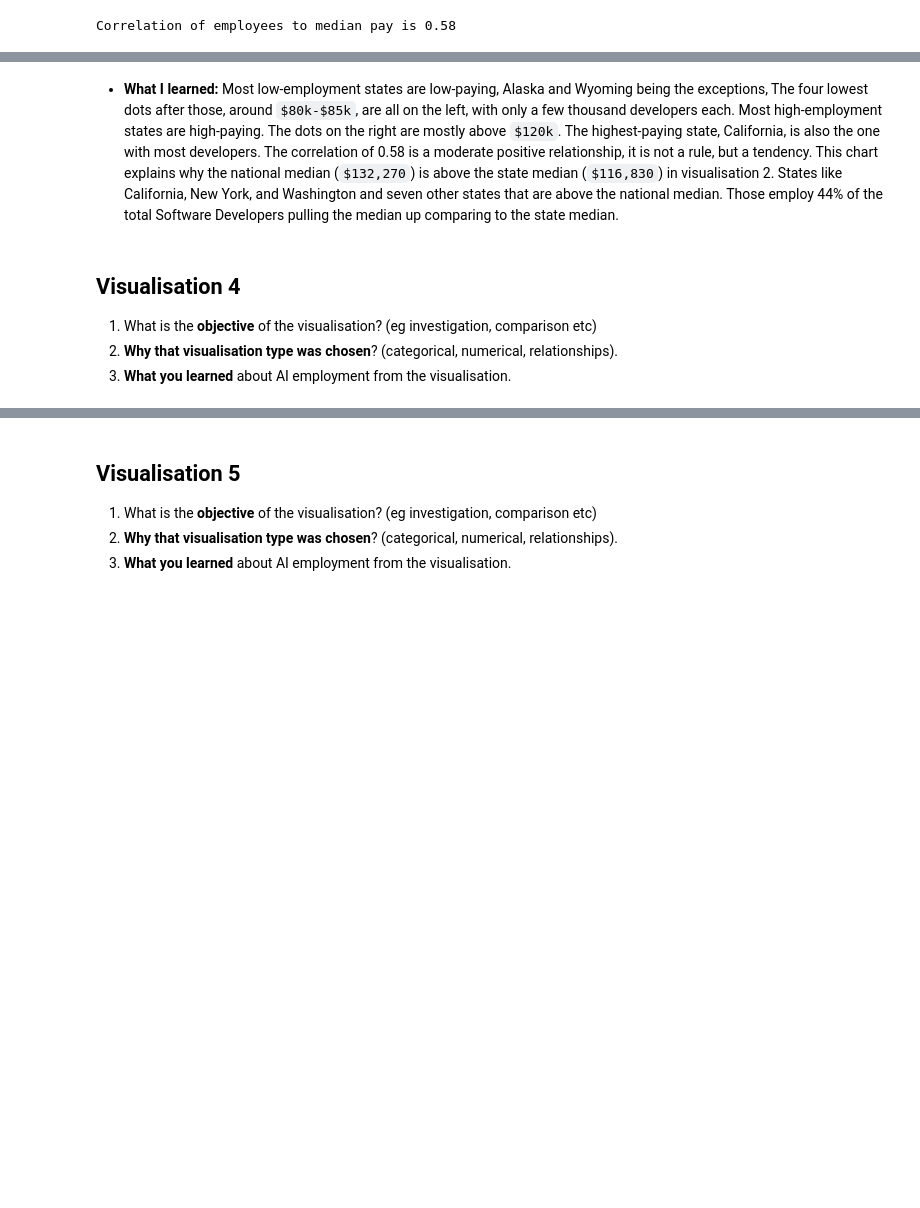
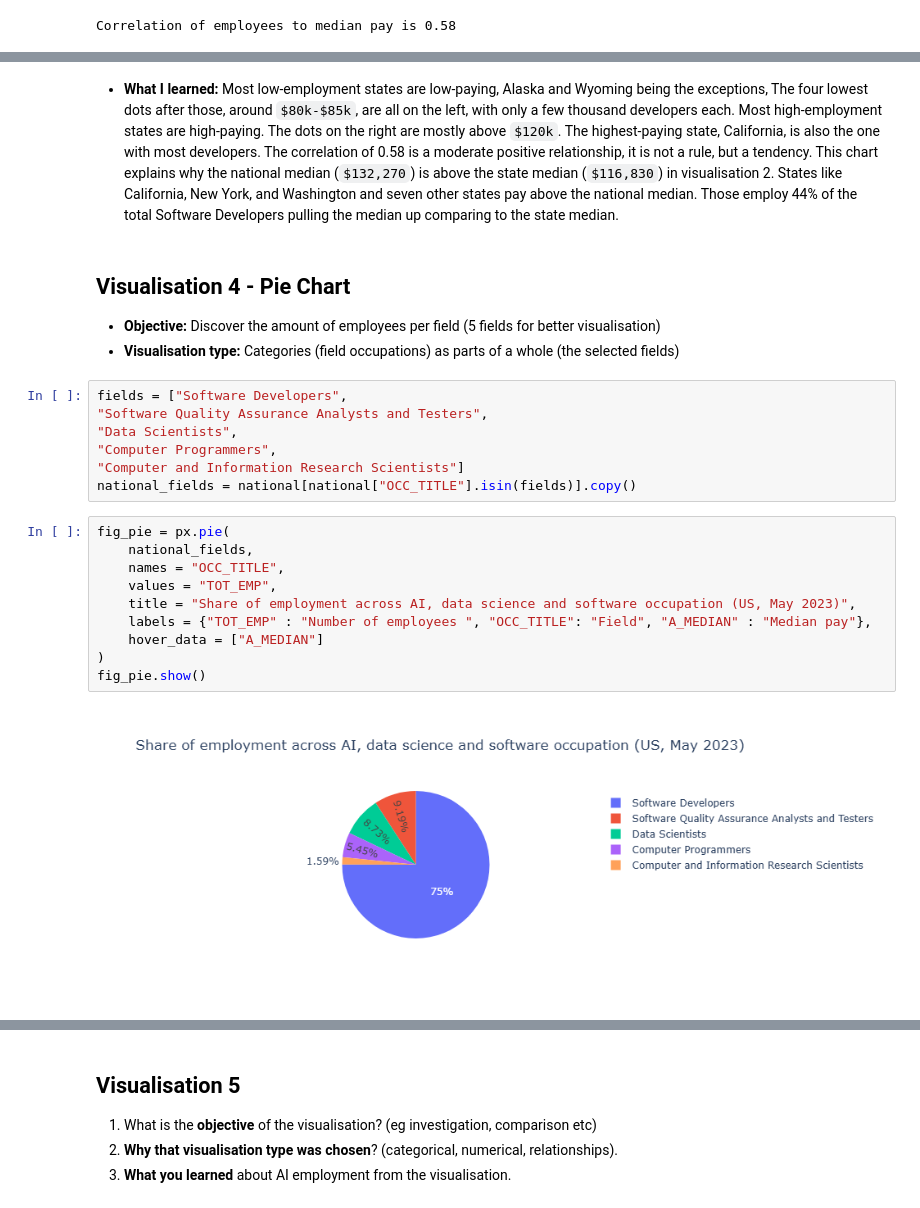
Before and after one commit to BarbSouza/data-visualisation, a Jupyter notebook: data-visualisation.ipynb, the cells around one changed output, grey strips where cells are left out. Saved outputs shown, nothing was run; the diff lists cells and outputs as text; blank space fills up the shorter version.

Commit message:
Visualisation 4 - Pie Chart
Share of employment across AI, data science and software occupations

```diff
--- a/data-visualisation.ipynb
+++ b/data-visualisation.ipynb
@@ -447,7 +453,25 @@ print(round(high_pay_devs / all_devs *100, 1), "% of developer work in the 10 st
 # %% [markdown]
-- **What I learned:** Most low-employment states are low-paying, Alaska and Wyoming being the exceptions, The four lowest dots after those, around `$80k-$85k`, are all on the left, with only a few thousand developers each. Most high-employment states are high-paying. The dots on the right are mostly above `$120k`. The highest-paying state, California, is also the one with most developers. The correlation of 0.58 is a moderate positive relationship, it is not a rule, but a tendency. This chart explains why the national median (`$132,270`) is above the state median (`$116,830`) in visualisation 2. States like California, New York, and Washington and seven other states that are above the national median. Those employ 44% of the total Software Developers pulling the median up comparing to the state median.
+- **What I learned:** Most low-employment states are low-paying, Alaska and Wyoming being the exceptions, The four lowest dots after those, around `$80k-$85k`, are all on the left, with only a few thousand developers each. Most high-employment states are high-paying. The dots on the right are mostly above `$120k`. The highest-paying state, California, is also the one with most developers. The correlation of 0.58 is a moderate positive relationship, it is not a rule, but a tendency. This chart explains why the national median (`$132,270`) is above the state median (`$116,830`) in visualisation 2. States like California, New York, and Washington and seven other states pay above the national median. Those employ 44% of the total Software Developers pulling the median up comparing to the state median.
 # %% [markdown]
-## Visualisation 4
-1. What is the **objective** of the visualisation? (eg investigation, comparison etc)
-2. **Why that visualisation type was chosen**? (categorical, numerical, relationships).
-3. **What you learned** about AI employment from the visualisation.
+## Visualisation 4 - Pie Chart
+- **Objective:** Discover the amount of employees per field (5 fields for better visualisation)
+- **Visualisation type:** Categories (field occupations) as parts of a whole (the selected fields)
+# %%
+fields = ["Software Developers",
+"Software Quality Assurance Analysts and Testers",
+"Data Scientists",
+"Computer Programmers",
+"Computer and Information Research Scientists"]
+national_fields = national[national["OCC_TITLE"].isin(fields)].copy()
+# %%
+fig_pie = px.pie(
+    national_fields,
+    names = "OCC_TITLE",
+    values = "TOT_EMP",
+    title = "Share of employment across AI, data science and software occupation (US, May 2023)",
+    labels = {"TOT_EMP" : "Number of employees ", "OCC_TITLE": "Field", "A_MEDIAN" : "Median pay"},
+    hover_data = ["A_MEDIAN"]
+)
+fig_pie.show()
+# %% [output]
+[figure, added]
```
Also changed, not shown: parts of 7 cells of this notebook.
